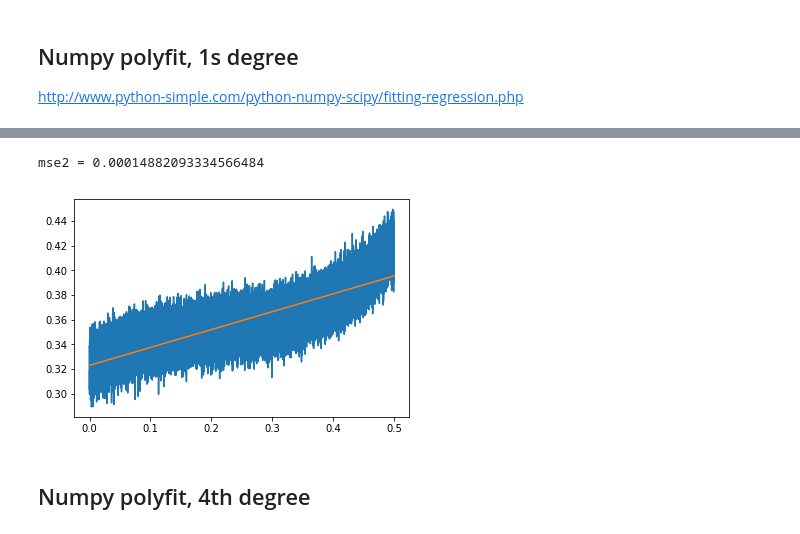
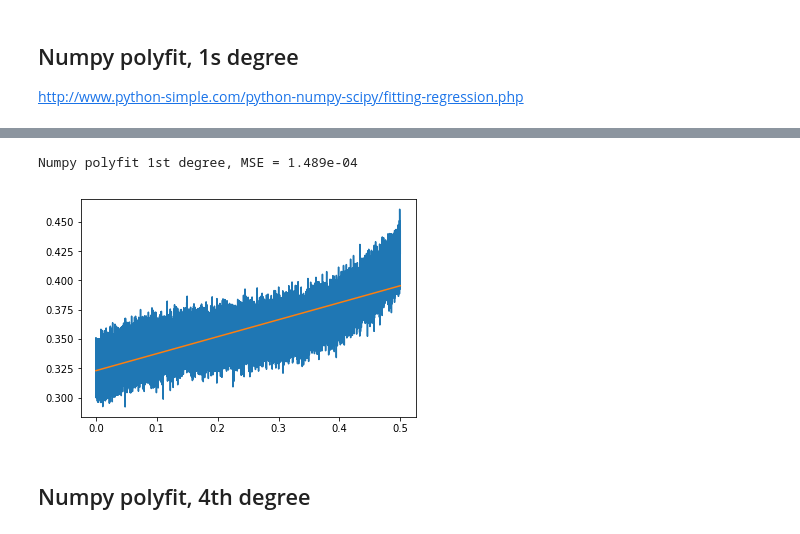
Before and after one commit to tonio73/data-science, a Jupyter notebook: linear/LinearRegressionUnivariate.ipynb, the cells around one changed output, grey strips where cells are left out. Saved outputs shown, nothing was run; the diff lists cells and outputs as text; code cells hidden in the pictures.

```diff
--- a/linear/LinearRegressionUnivariate.ipynb
+++ b/linear/LinearRegressionUnivariate.ipynb
@@ -119,11 +120,11 @@ array([0.14480385, 0.32305858])
 yEst2 = fit2[0] * xTest + fit2[1]
 # %%
 plt.plot(xTest, yTest, xTest, yEst2);
-mse2 = metrics.mean_squared_error(yTest, yEst2)
-print('mse2 =', mse2);
+mse2 = skMetrics.mean_squared_error(yTest, yEst2)
+print('Numpy polyfit 1st degree, MSE =', "{:.3e}".format(mse2));
 # %% [output]
-mse2 = 0.00014882093334566484
+Numpy polyfit 1st degree, MSE = 1.489e-04
-[figure, old version]
+[figure, new version]
 # %% [markdown]
 ## Numpy polyfit, 4th degree
 # %%
```
Also changed, not shown: parts of 40 cells of this notebook, 1 other file.
